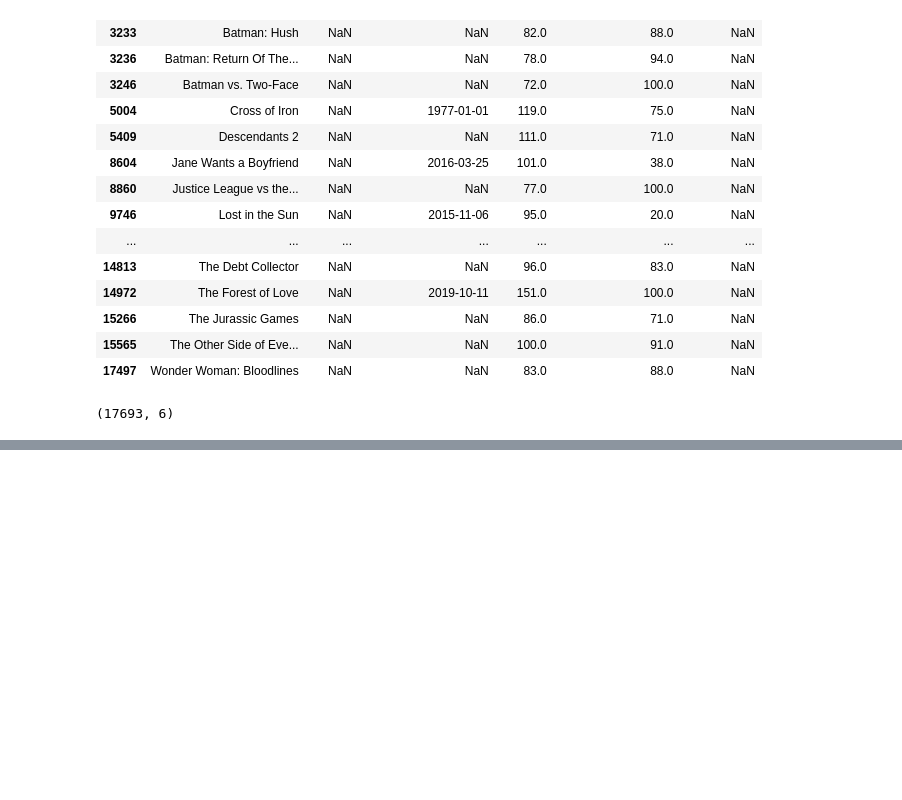
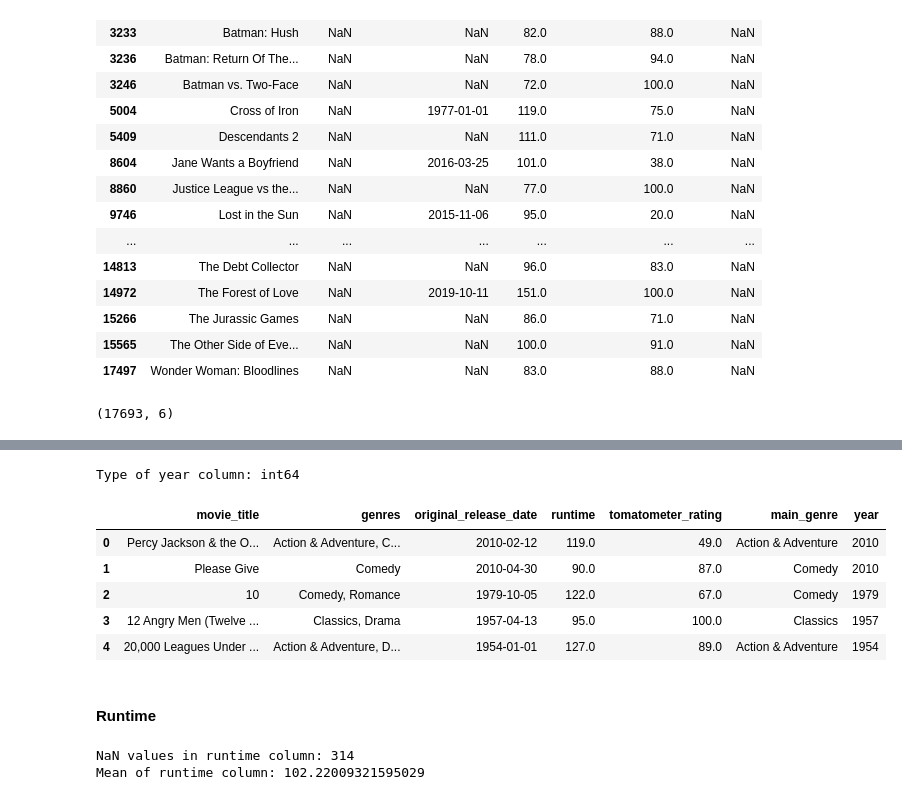
Before and after one commit to princeKike27/Movie-Classifier-RT, a Jupyter notebook: MovieClassifierRT.ipynb, the cells around one changed output, grey strips where cells are left out. Drawn from its saved outputs; the diff is of its cells as text; code cells hidden in the pictures; blank space fills up the shorter version.

```diff
--- a/MovieClassifierRT.ipynb
+++ b/MovieClassifierRT.ipynb
@@ -194,0 +213,25 @@ f_l.shape
+# %%
+# change type of 'year' column to int
+f_l['year'] = f_l.year.astype(int)
+
+print(f'Type of year column: {f_l.year.dtypes}')
+f_l.head()
+# %% [output]
+Type of year column: int64
+|  | movie_title | genres | original_release_date | runtime | tomatometer_rating | main_genre | year |
+| 0 | Percy Jackson & the O... | Action & Adventure, C... | 2010-02-12 | 119.0 | 49.0 | Action & Adventure | 2010 |
+| 1 | Please Give | Comedy | 2010-04-30 | 90.0 | 87.0 | Comedy | 2010 |
+| 2 | 10 | Comedy, Romance | 1979-10-05 | 122.0 | 67.0 | Comedy | 1979 |
+| 3 | 12 Angry Men (Twelve ... | Classics, Drama | 1957-04-13 | 95.0 | 100.0 | Classics | 1957 |
+| 4 | 20,000 Leagues Under ... | Action & Adventure, D... | 1954-01-01 | 127.0 | 89.0 | Action & Adventure | 1954 |
+# %% [markdown]
+#### Runtime
+# %%
+# print number of NaN values in runtime column
+print(f'NaN values in runtime column: {f_l.runtime.isna().sum()}')
+
+# print mean of runtime column
+print(f'Mean of runtime column: {f_l.runtime.mean()}')
+# %% [output]
+NaN values in runtime column: 314
+Mean of runtime column: 102.22009321595029
```
Also changed, not shown: parts of 23 cells of this notebook.
